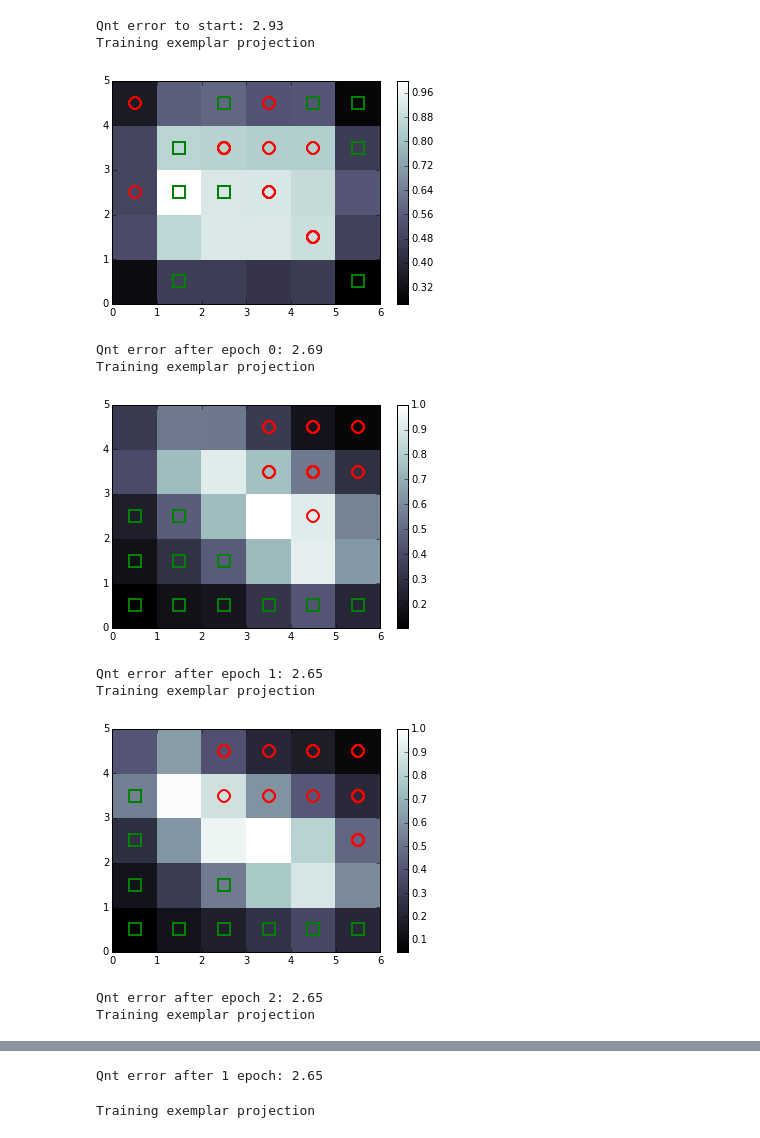
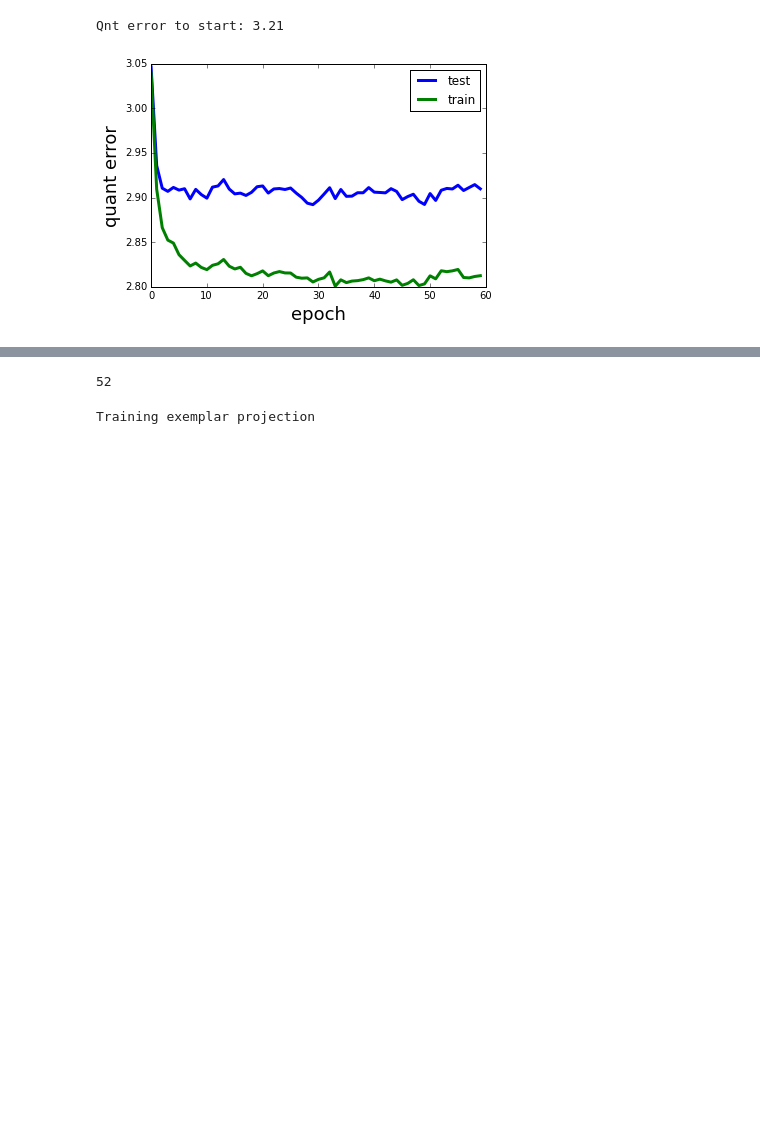
Before and after one commit to sriveravi/som, a Jupyter notebook: runSOM3.ipynb, the cells around one changed output, grey strips where cells are left out. Saved outputs shown, nothing was run; the diff lists cells and outputs as text; code cells hidden in the pictures; blank space fills up the shorter version.

Commit message:
several cleans and looking at quant error

```diff
--- a/runSOM3.ipynb
+++ b/runSOM3.ipynb
@@ -37,13 +39,18 @@ class SOM:
         #return data
 
     # plot the thing
-    def show( self, maxIdx=None):
-        print( 'Training exemplar projection')
+    def show( self, maxIdx=None, indices=None):
+        print( 'Exemplar projection')
         som = self.som
         if maxIdx == None:
             maxIdx = len(self.data)
-        data= self.data[0:maxIdx]
-        target = self.target
+        if indices ==None:
+            data= self.data[0:maxIdx]
+            target = self.target
+        else:
+            data= self.data[indices]
+            target= self.target[indices]
+
         bone()
         pcolor(som.distance_map().T) # plotting the distance map as background
         colorbar()
@@ -403,38 +410,43 @@ Ideal exemplar projection
 # %%
 # look at quanitzation error over learning
 
-mod = SOM( files[1], learning_rate=.1) #, predThresh=.9)
-mod.pertData(.3)
+mod = SOM( files[1], learning_rate=.05  ) #.05) #, predThresh=.9)
+mod.pertData(.2)
 print( 'Qnt error to start: %.2f' % ( mod.som.quantization_error(mod.data)))
-mod.show()
-
-
+# mod.show()
 
 # for i1 in range( len(mod.data)):
 #     print( 'Qnt error after iter %d: %.2f' % ( i1,mod.som.quantization_error(mod.data)))
 #     mod.trainOne()  #  don't use mod.trainOneGliozzi()
 # print( 'Iter %d'% mod.dataIdx )
 
-
-numTrain  = 10
-for ep in range(3):
+numTrain  = len(mod.data)/2
+Niters = 60
+qE = []
+qETrain = []
+for ep in range(Niters):
     mod.som.train_random_once(mod.data[:numTrain])
     # mod.som.train_random(mod.data, 2)
-    print( 'Qnt error after epoch %d: %.2f' % ( ep,mod.som.quantization_error(mod.data[numTrain:])))
-    figure()
-    mod.show()
+    errorTest = mod.som.quantization_error(mod.data[numTrain:])
+    errorTrain = mod.som.quantization_error(mod.data[:numTrain])
+    qE.append(errorTest)
+    qETrain.append(errorTrain)
+#     print( 'Qnt error after epoch %d: %.2f' % (error ))
 
+fSize = 18
+plot( array(qE), linewidth=3, label= 'test')
+plot( array(qETrain), linewidth=3, label= 'train')
+ylabel( 'quant error', fontsize=fSize)
+xlabel( 'epoch', fontsize=fSize)
+legend()
 
-print( 'Qnt error after 1 epoch: %.2f' %  mod.som.quantization_error(mod.data[numTrain:]))
+# figure()
+# mod.show(indices=np.arange(0, numTrain))
+# print( 'Train samples')
+# mod.show(indices=np.arange(numTrain,len(mod.data)))
+# print( 'Test samples')
+
+savefig( 'qntErrorByEpoch.png')
 # %% [output]
-Qnt error to start: 2.93
-Training exemplar projection
+Qnt error to start: 3.21
-[figure, old version]
+[figure, new version]
-Qnt error after epoch 0: 2.69
-Training exemplar projection
-[figure, removed]
-Qnt error after epoch 1: 2.65
-Training exemplar projection
-[figure, removed]
-Qnt error after epoch 2: 2.65
-Training exemplar projection
@@ -442 +452,0 @@ Training exemplar projection
-Qnt error after 1 epoch: 2.65
@@ -445,3 +453,7 @@ Qnt error after 1 epoch: 2.65
+# %%
+len(mod.data)
+# %% [output]
+52
 # %%
 #####  Calculate learning curve (several initializations)
 
```
Also changed, not shown: parts of 5 cells of this notebook.
